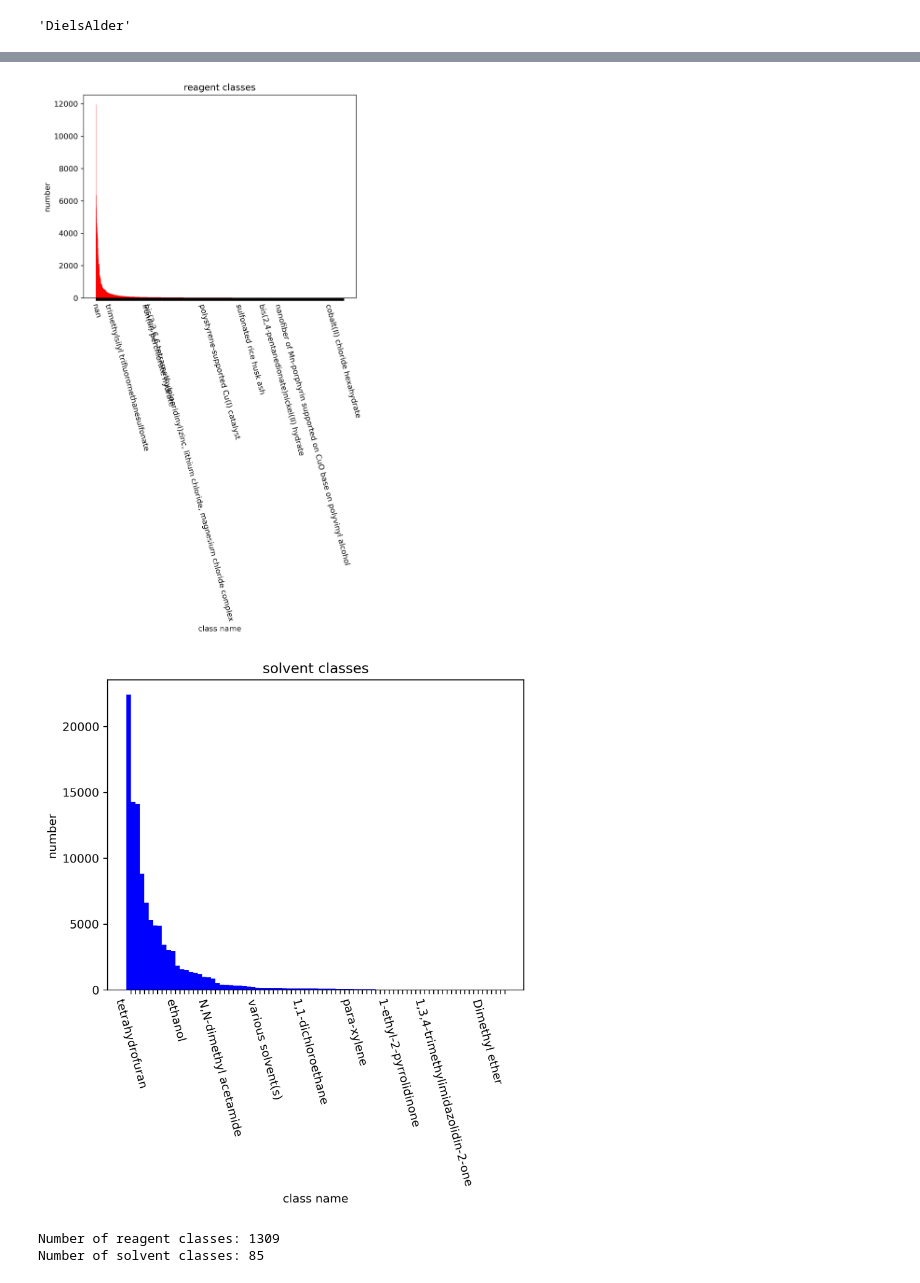
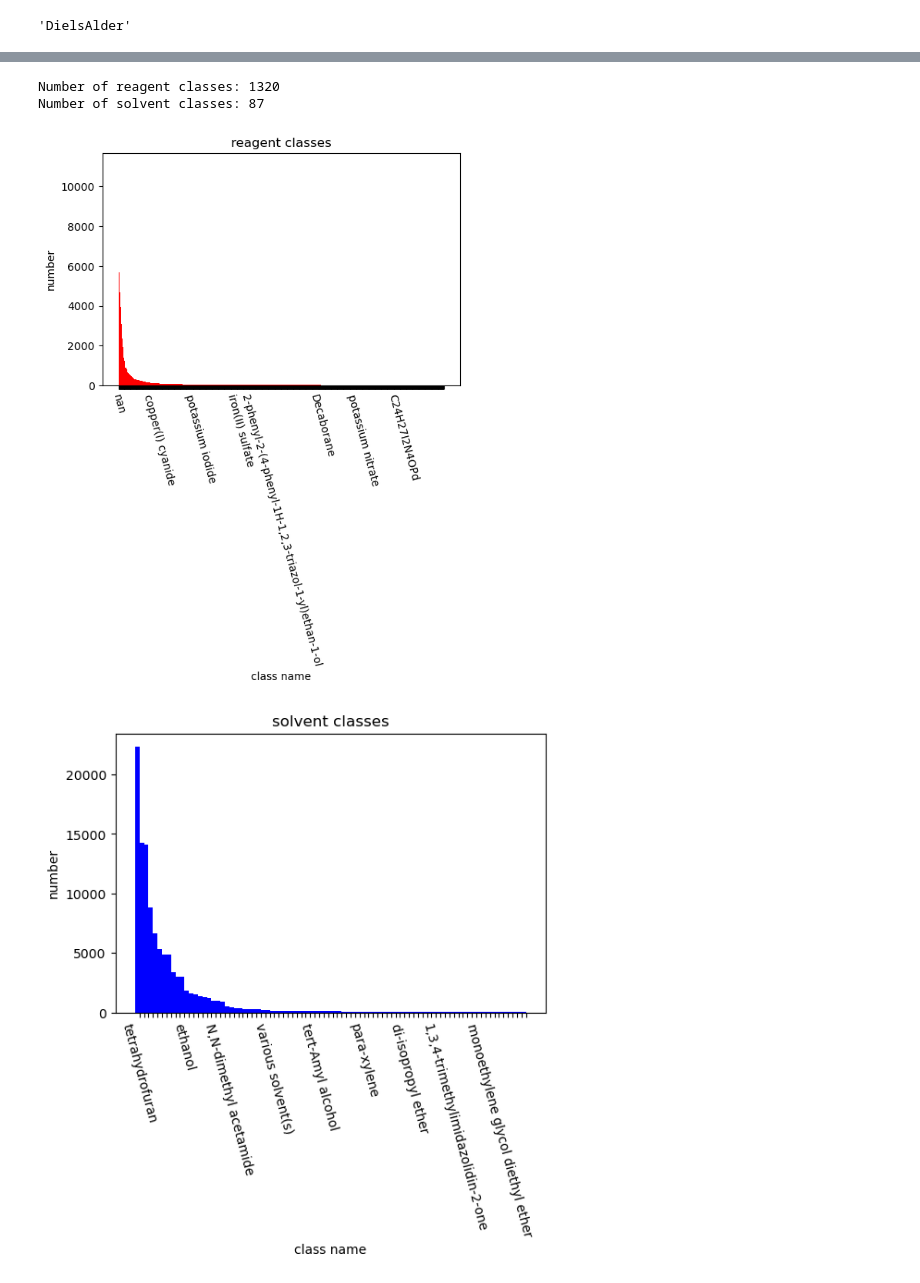
Before and after one commit to Lung-Yi/rxn_yield_context, a Jupyter notebook: analyze_data/data_distribution.ipynb, the cells around one changed output, grey strips where cells are left out. Cells and saved outputs as stored; diff of their text form; code cells hidden in the pictures.

```diff
--- a/analyze_data/data_distribution.ipynb
+++ b/analyze_data/data_distribution.ipynb
@@ -60,6 +60,8 @@ a = os.listdir(file_path)
 for dir_name in tqdm(dir_names):
     file_path = os.path.join(reaxys_dir, dir_name)
     for i, file_name in enumerate(os.listdir(file_path)):
+        if file_name.endswith(".txt"):
+            continue
         data_path = os.path.join(file_path, file_name)
         if i == 0:
             reaction_set = basic_preprocess(data_path)
@@ -155,7 +171,7 @@ def get_txt_data(input_path):
     f.close()
     return data
 
-target_dir = "../data/reaxys_output_local"
+target_dir = "../data/reaxys_output"
 train_data = get_txt_data(os.path.join(os.path.join(target_dir, 'For_second_part_model'), 'Splitted_second_train_labels_processed.txt'))
 validate_data = get_txt_data(os.path.join(os.path.join(target_dir, 'For_second_part_model'), 'Splitted_second_validate_labels_processed.txt'))
 test_data = get_txt_data(os.path.join(os.path.join(target_dir, 'For_second_part_model'), 'Splitted_second_test_labels_processed.txt'))
@@ -393,39 +412,40 @@ Text(0, 0.5, 'number')
 # %%
 # Visualize reagent and solvent classes distribution
-def plot_classes(classes_list, title = '', color = 'r'):
+def plot_classes(classes_list, title = '', color = 'r', save_path=None):
     names, counts = zip(*classes_list)
     show = len(names)//8
     names = [n if ((i+1)%show == 1) else '' for i, n in enumerate(names) ]
     pos = np.arange(len(names))
     width = 1.0
-    plt.figure(dpi=300)
+    plt.figure(dpi=100)
     ax = plt.axes()
     ax.set_xticks(pos + (width / 2))
     ax.set_xticklabels(names, rotation=-75)
     plt.ylabel('number')
     plt.xlabel('class name')
     plt.title(title)
     plt.bar(pos, counts, width, color=color)
-    plt.show()
+    if save_path:
+        plt.savefig(save_path, format="svg", bbox_inches = "tight")
 
 reag_list = []; solv_list = [];
 for reagent, solvent in zip(reagents, solvents):
     reag_list += reagent.split('; ')
     solv_list += solvent.split('; ')
 reag_list = list(Counter(reag_list).items())
 reag_list = sorted(reag_list, key=lambda x:x[1], reverse=True)
 solv_list = list(Counter(solv_list).items())
 solv_list = sorted(solv_list, key=lambda x:x[1], reverse=True)
 
-plot_classes(reag_list, title = 'reagent classes', color = 'r')
-plot_classes(solv_list, title = 'solvent classes', color = 'b')
+plot_classes(reag_list, title = 'reagent classes', color = 'r', save_path = "../saved_figures/reagent_class.svg")
+plot_classes(solv_list, title = 'solvent classes', color = 'b', save_path = "../saved_figures/solvent_class.svg")
 print("Number of reagent classes: {}".format(len(reag_list)))
 print("Number of solvent classes: {}".format(len(solv_list)))
 # %% [output]
+Number of reagent classes: 1320
+Number of solvent classes: 87
-[figure, old version]
+[figure, new version]
-[figure, old version]
+[figure, new version]
-Number of reagent classes: 1309
-Number of solvent classes: 85
 # %%
 print(solv_list[:5])
 print(100*22423 / sum(list(zip(*solv_list))[1]))
```
Also changed, not shown: parts of 12 cells of this notebook, 58 other files.
